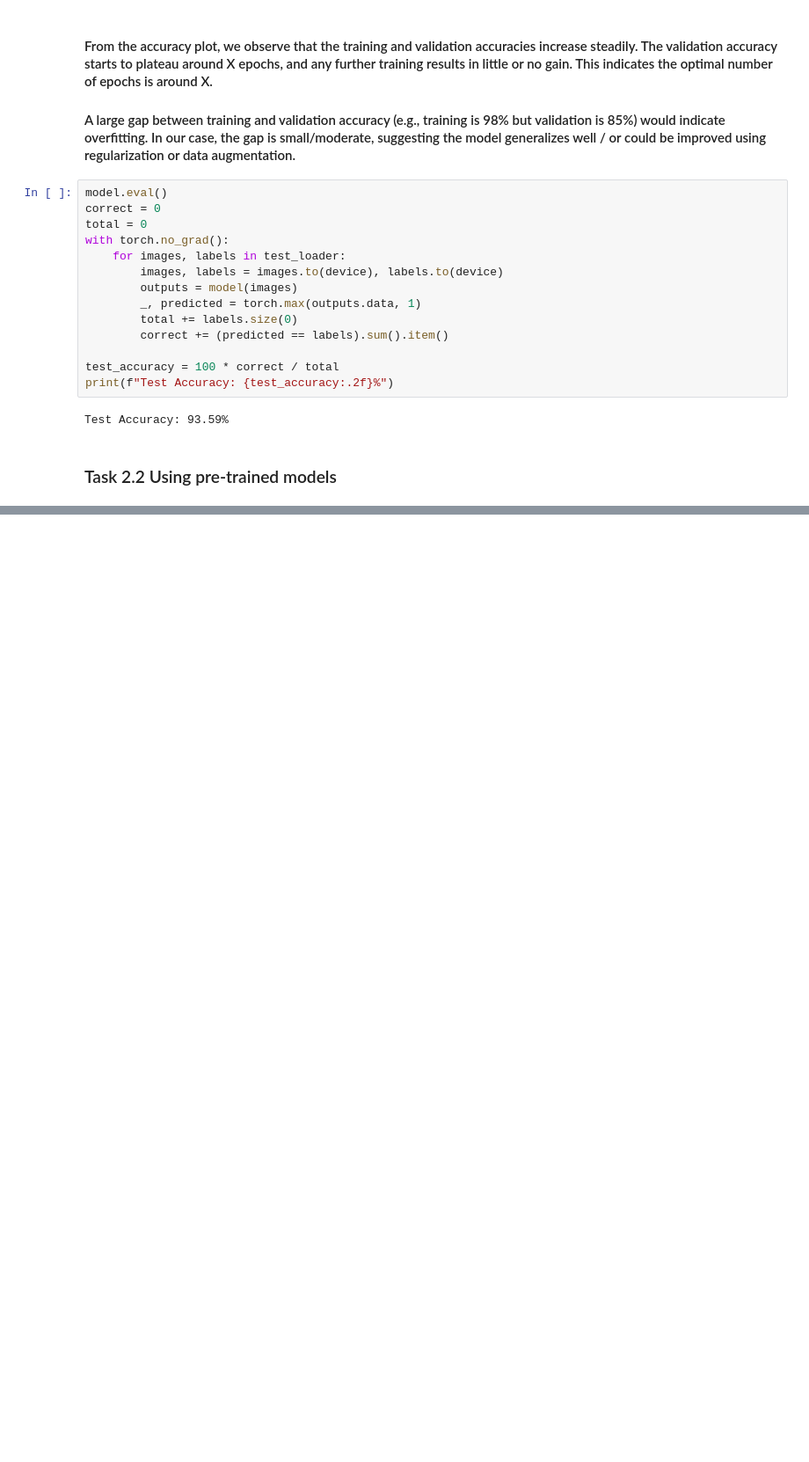
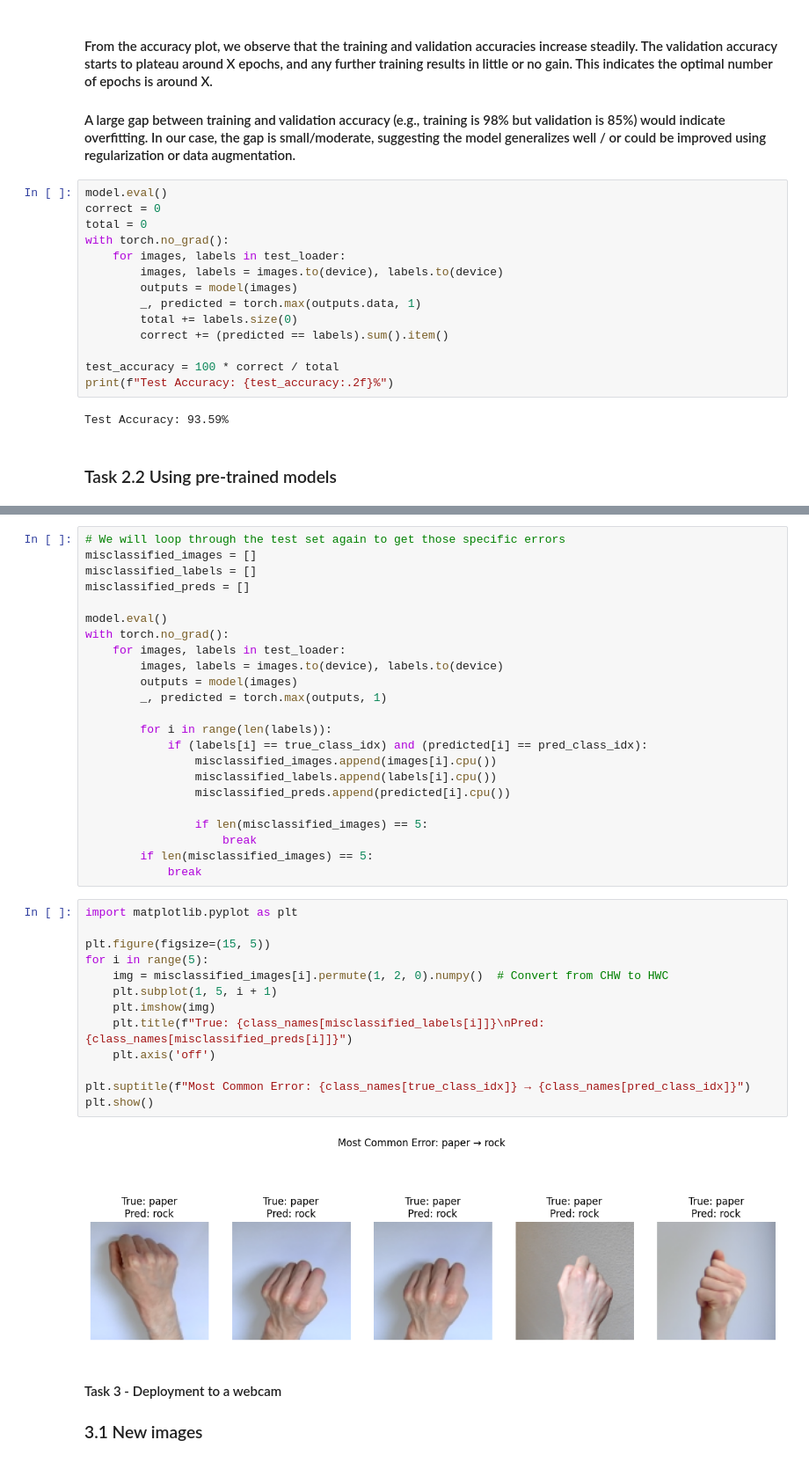
Before and after one commit to COMP3420-2025S1/assignment-2-marleybharat, a Jupyter notebook: Assignment02.ipynb, the cells around one changed output, grey strips where cells are left out. Shown at 88% size. Drawn from its saved outputs; the diff is of its cells as text; blank space fills up the shorter version.

```diff
--- a/Assignment02.ipynb
+++ b/Assignment02.ipynb
@@ -307,0 +550,41 @@ Test Accuracy: 93.59%
+# %%
+# We will loop through the test set again to get those specific errors
+misclassified_images = []
+misclassified_labels = []
+misclassified_preds = []
+
+model.eval()
+with torch.no_grad():
+    for images, labels in test_loader:
+        images, labels = images.to(device), labels.to(device)
+        outputs = model(images)
+        _, predicted = torch.max(outputs, 1)
+
+        for i in range(len(labels)):
+            if (labels[i] == true_class_idx) and (predicted[i] == pred_class_idx):
+                misclassified_images.append(images[i].cpu())
+                misclassified_labels.append(labels[i].cpu())
+                misclassified_preds.append(predicted[i].cpu())
+
+                if len(misclassified_images) == 5:
+                    break
+        if len(misclassified_images) == 5:
+            break
+# %%
+import matplotlib.pyplot as plt
+
+plt.figure(figsize=(15, 5))
+for i in range(5):
+    img = misclassified_images[i].permute(1, 2, 0).numpy()  # Convert from CHW to HWC
+    plt.subplot(1, 5, i + 1)
+    plt.imshow(img)
+    plt.title(f"True: {class_names[misclassified_labels[i]]}\nPred: {class_names[misclassified_preds[i]]}")
+    plt.axis('off')
+
+plt.suptitle(f"Most Common Error: {class_names[true_class_idx]} → {class_names[pred_class_idx]}")
+plt.show()
+# %% [output]
+[figure, added]
+# %% [markdown]
+#### Task 3 - Deployment to a webcam
+### 3.1 New images
```
Also changed, not shown: parts of 16 cells of this notebook.
